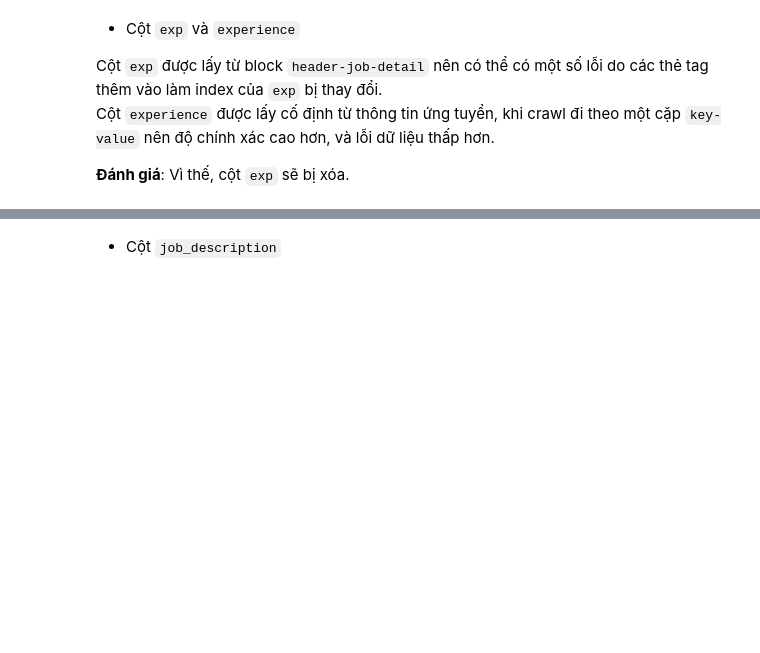
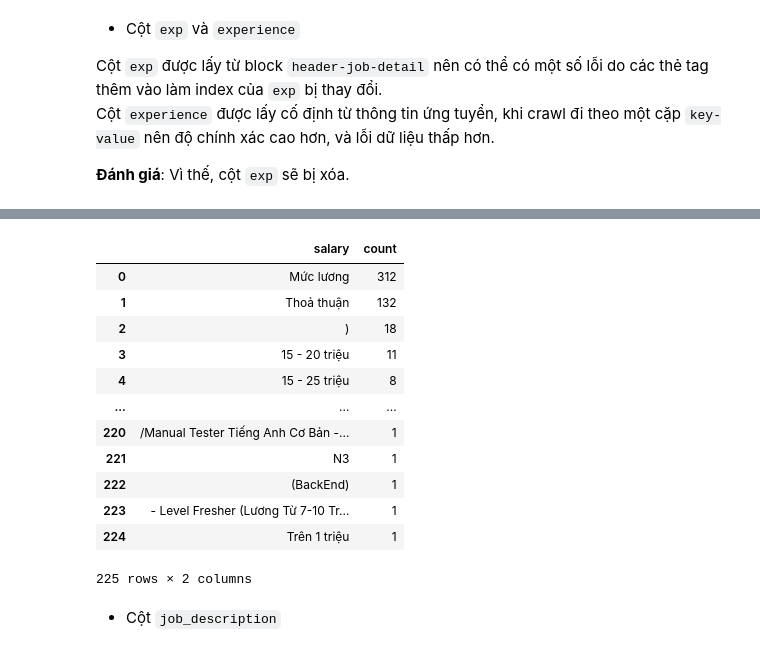
Before and after one commit to phitrann/applied-data-science, a Jupyter notebook: ipynb/preprocessingcv.ipynb, the cells around one changed output, grey strips where cells are left out. Cells and saved outputs as stored; diff of their text form; code cells hidden in the pictures; blank space fills up the shorter version.

```diff
--- a/ipynb/preprocessingcv.ipynb
+++ b/ipynb/preprocessingcv.ipynb
@@ -210,3 +217,19 @@ topcv_df
+# %%
+topcv_df['salary'].value_counts().to_frame().reset_index()
+# %% [output]
+|  | salary | count |
+| 0 | Mức lương | 312 |
+| 1 | Thoả thuận | 132 |
+| 2 | ) | 18 |
+| 3 | 15 - 20 triệu | 11 |
+| 4 | 15 - 25 triệu | 8 |
+| ... | ... | ... |
+| 220 | /Manual Tester Tiếng Anh Cơ Bản -... | 1 |
+| 221 | N3 | 1 |
+| 222 | (BackEnd) | 1 |
+| 223 | - Level Fresher (Lương Từ 7-10 Tr... | 1 |
+| 224 | Trên 1 triệu | 1 |
+225 rows × 2 columns
 # %% [markdown]
 + Cột `job_description`
 # %%
```
Also changed, not shown: parts of 19 cells of this notebook.
